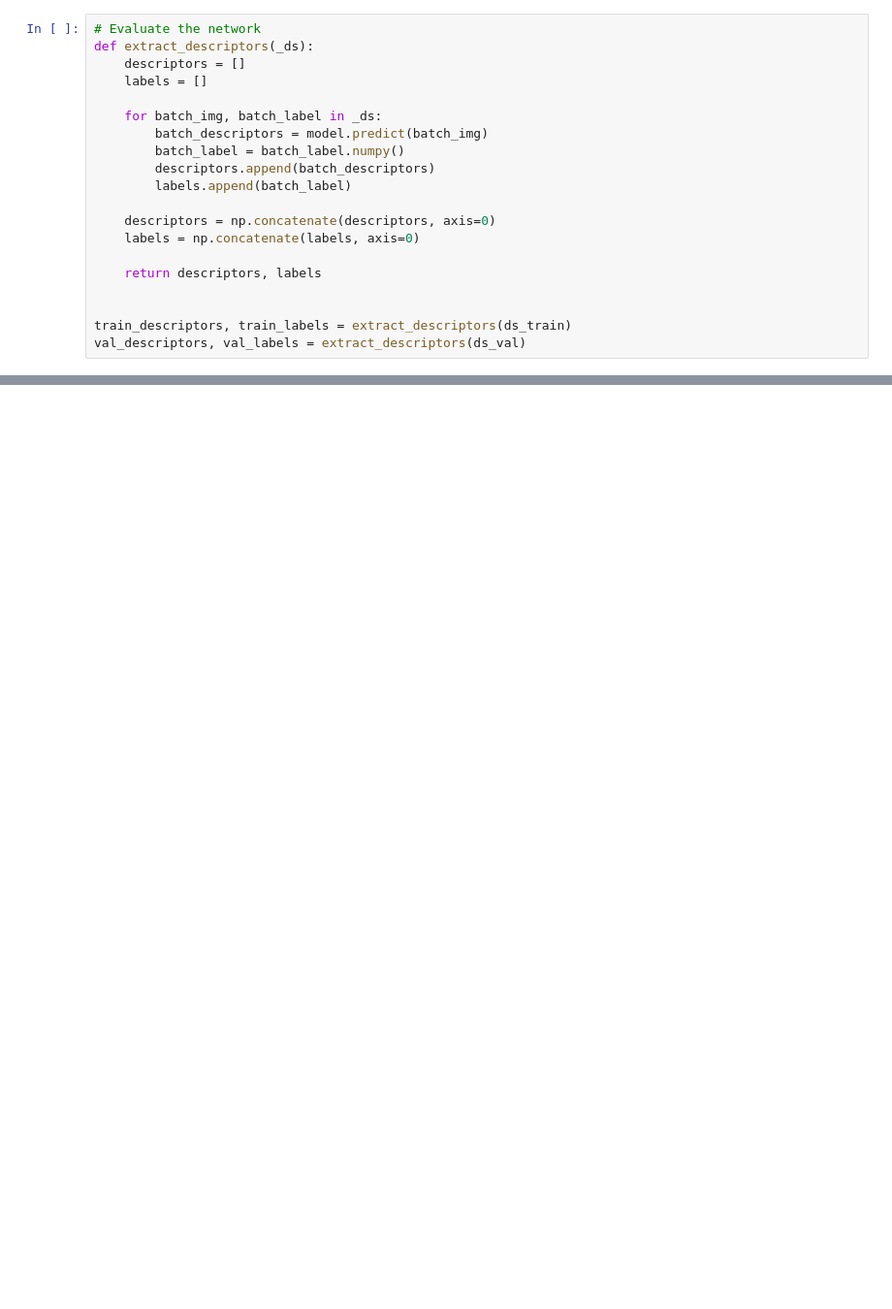
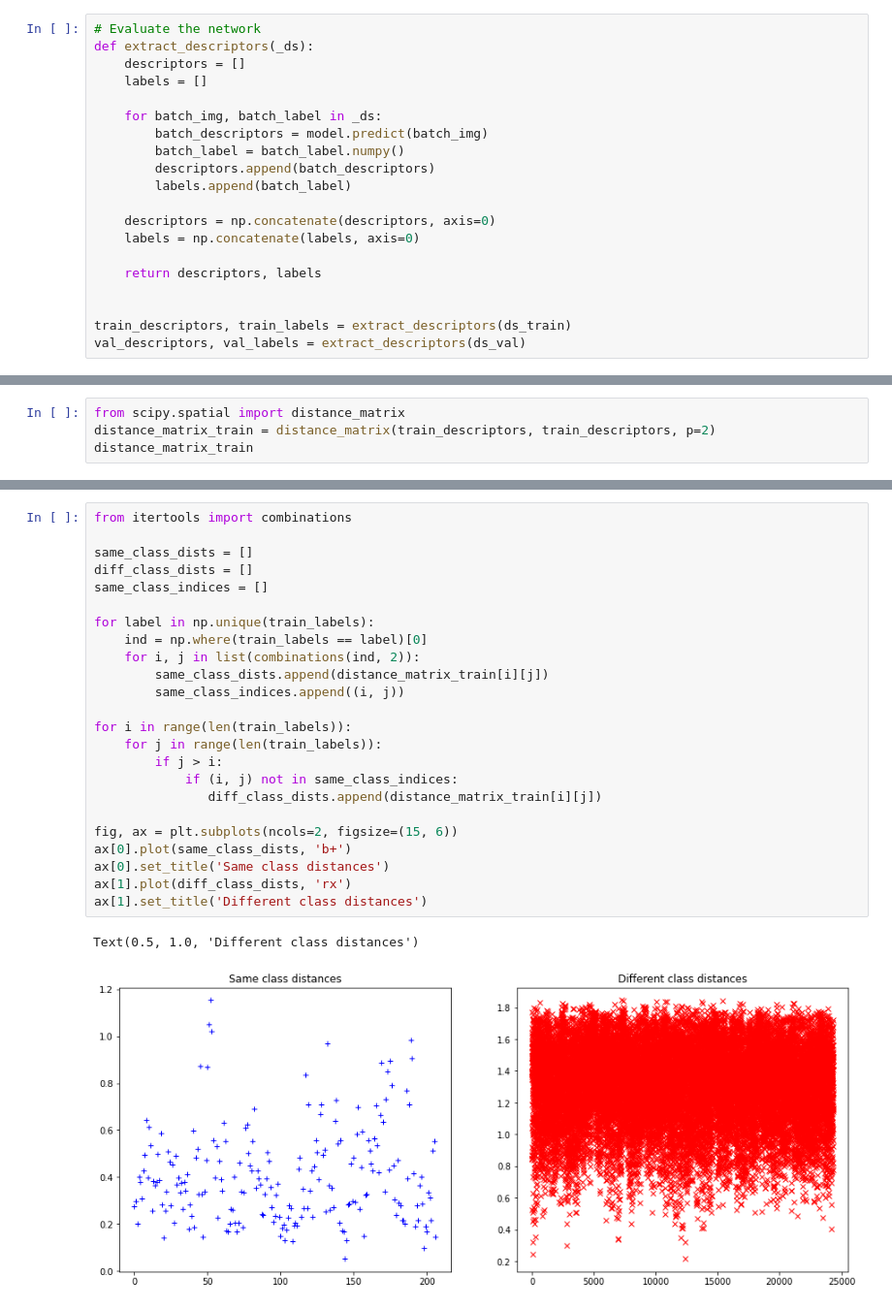
Before and after one commit to Abto-Mentorship-Program-2021/iris-identification, a Jupyter notebook: model_triplet_semihard_colab.ipynb, the cells around one changed output, grey strips where cells are left out. Shown at 97% size. Drawn from its saved outputs; the diff is of its cells as text; blank space fills up the shorter version.

```diff
--- a/model_triplet_semihard_colab.ipynb
+++ b/model_triplet_semihard_colab.ipynb
@@ -232,0 +233,4 @@ Knn score train: 0.8468468468468469
+# %%
+from scipy.spatial import distance_matrix
+distance_matrix_train = distance_matrix(train_descriptors, train_descriptors, p=2)
+distance_matrix_train
@@ -232,0 +251,27 @@ Knn score train: 0.8468468468468469
+# %%
+from itertools import combinations
+
+same_class_dists = []
+diff_class_dists = []
+same_class_indices = []
+
+for label in np.unique(train_labels):
+    ind = np.where(train_labels == label)[0]
+    for i, j in list(combinations(ind, 2)):
+        same_class_dists.append(distance_matrix_train[i][j])
+        same_class_indices.append((i, j))
+
+for i in range(len(train_labels)):
+    for j in range(len(train_labels)):
+        if j > i:
+            if (i, j) not in same_class_indices:
+               diff_class_dists.append(distance_matrix_train[i][j])
+
+fig, ax = plt.subplots(ncols=2, figsize=(15, 6))
+ax[0].plot(same_class_dists, 'b+')
+ax[0].set_title('Same class distances')
+ax[1].plot(diff_class_dists, 'rx')
+ax[1].set_title('Different class distances')
+# %% [output]
+Text(0.5, 1.0, 'Different class distances')
+[figure, added]
```
Also changed, not shown: parts of 10 cells of this notebook.
